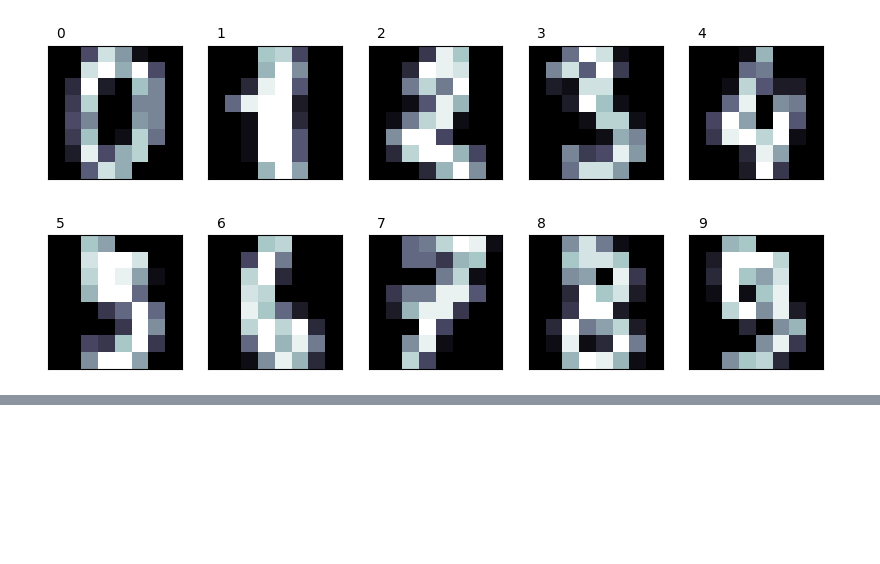
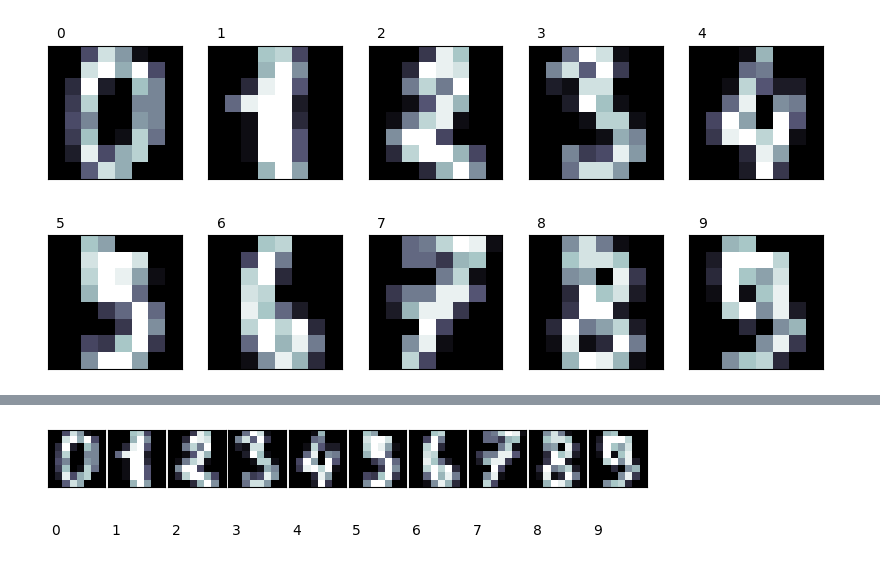
Before and after one commit to PhalHuon/image_recognition, a Jupyter notebook: code/img_recog.ipynb, the cells around one changed output, grey strips where cells are left out. Cells and saved outputs as stored; diff of their text form; code cells hidden in the pictures; blank space fills up the shorter version.

```diff
--- a/code/img_recog.ipynb
+++ b/code/img_recog.ipynb
@@ -27,0 +61,24 @@ print_digits(digits.images, digits.target, max_n = 10)
+# %%
+from sklearn.preprocessing import scale
+
+from sklearn.datasets import load_digits
+digits = load_digits()
+data = scale(digits.data)
+
+def print_digits(images, y, max_n = 10):
+    fig = plt.figure(figsize = (12, 12))
+    fig.subplots_adjust(left = 0, right = 1, bottom = 0, top = 1,
+                        hspace = 0.05, wspace = 0.05)
+
+    i = 0
+    while i < max_n and i < images.shape[0]:
+        #20 x 20 images
+        p = fig.add_subplot(20, 20, i+1, xticks =[],yticks = [])
+        p.imshow(images[i], cmap = plt.cm.bone)
+        #label
+        p.text(0, 14, str(y[i]))
+        i = i + 1
+
+print_digits(digits.images, digits.target, max_n = 10)
+# %% [output]
+[figure, added]
```
Also changed, not shown: parts of 6 cells of this notebook.
